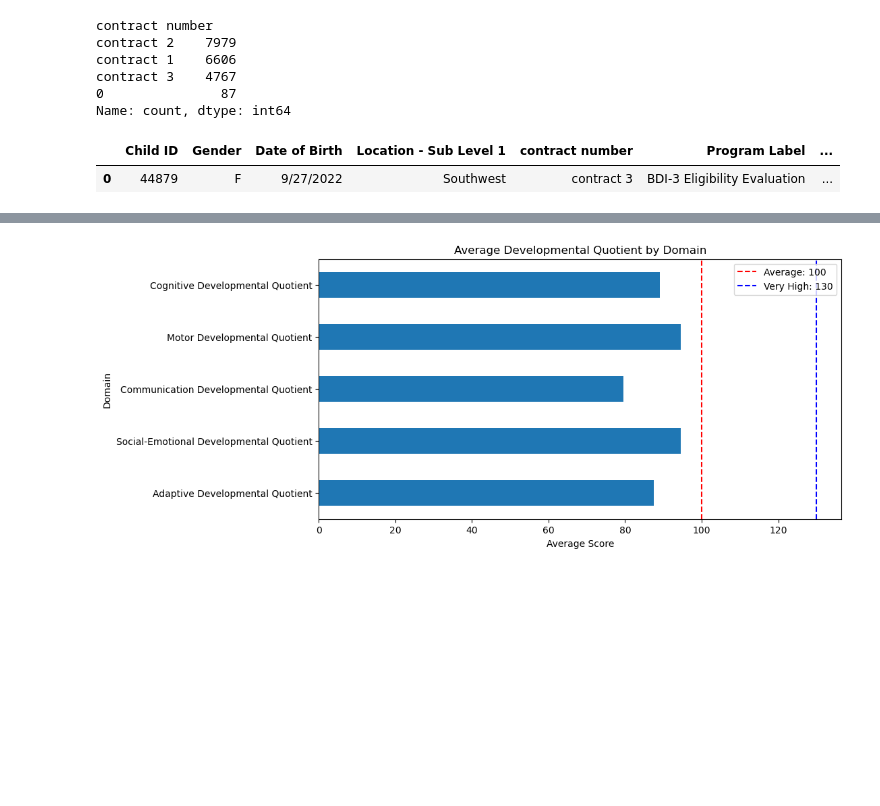
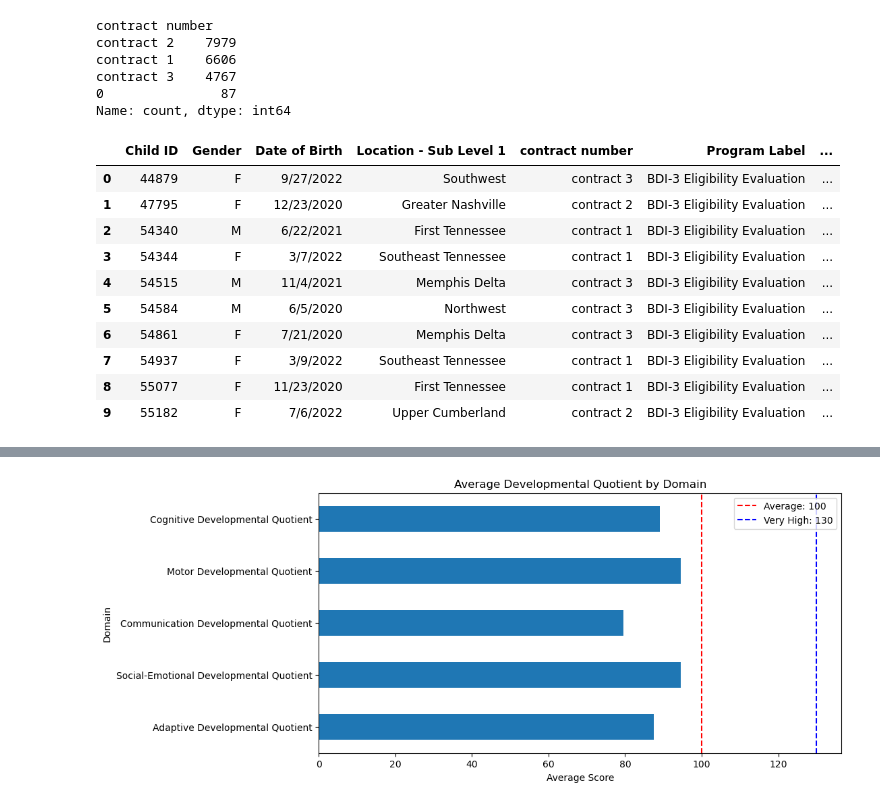
Before and after one commit to brunner39/TEIS_Partner_Project, a Jupyter notebook: patrick_TEIS_partner_project.ipynb, the cells around one changed output, grey strips where cells are left out. Saved outputs shown, nothing was run; the diff lists cells and outputs as text; code cells hidden in the pictures; blank space fills up the shorter version.

```diff
--- a/patrick_TEIS_partner_project.ipynb
+++ b/patrick_TEIS_partner_project.ipynb
@@ -99,10 +99,19 @@ contract 3    4767
 0               87
 Name: count, dtype: int64
 # %%
-teis_df.head(1)
+teis_df.head(10)
 # %% [output]
 |  | Child ID | Gender | Date of Birth | Location - Sub Level 1 | contract number | Program Label | ... |
 | 0 | 44879 | F | 9/27/2022 | Southwest | contract 3 | BDI-3 Eligibility Evaluation | ... |
+| 1 | 47795 | F | 12/23/2020 | Greater Nashville | contract 2 | BDI-3 Eligibility Evaluation | ... |
+| 2 | 54340 | M | 6/22/2021 | First Tennessee | contract 1 | BDI-3 Eligibility Evaluation | ... |
+| 3 | 54344 | F | 3/7/2022 | Southeast Tennessee | contract 1 | BDI-3 Eligibility Evaluation | ... |
+| 4 | 54515 | M | 11/4/2021 | Memphis Delta | contract 3 | BDI-3 Eligibility Evaluation | ... |
+| 5 | 54584 | M | 6/5/2020 | Northwest | contract 3 | BDI-3 Eligibility Evaluation | ... |
+| 6 | 54861 | F | 7/21/2020 | Memphis Delta | contract 3 | BDI-3 Eligibility Evaluation | ... |
+| 7 | 54937 | F | 3/9/2022 | Southeast Tennessee | contract 1 | BDI-3 Eligibility Evaluation | ... |
+| 8 | 55077 | F | 11/23/2020 | First Tennessee | contract 1 | BDI-3 Eligibility Evaluation | ... |
+| 9 | 55182 | F | 7/6/2022 | Upper Cumberland | contract 2 | BDI-3 Eligibility Evaluation | ... |
 # %%
 #create dataframe of DQ scores across all 5 domains
 
```
Also changed, not shown: parts of 25 cells of this notebook.
